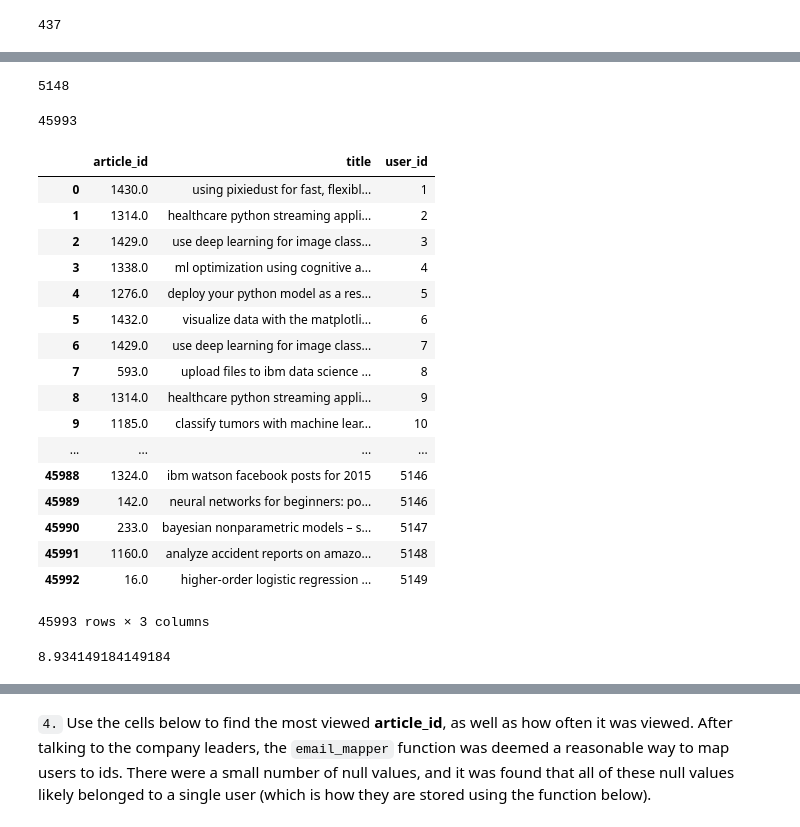
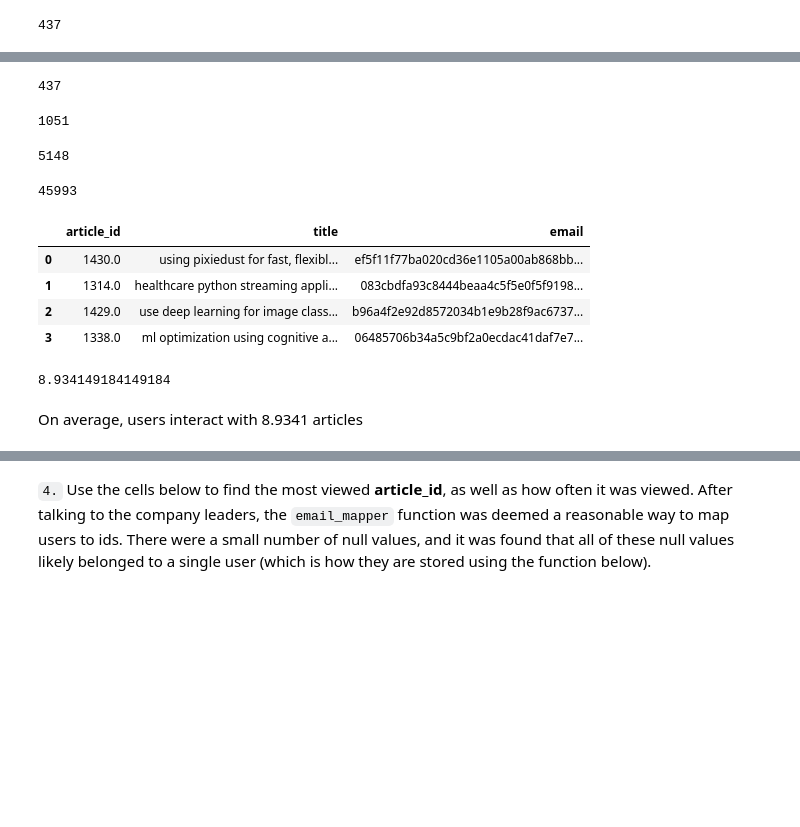
Before and after one commit to rrosasl/recommendation_engine_IBM, a Jupyter notebook: Recommendations_with_IBM.ipynb, the cells around one changed output, grey strips where cells are left out. Drawn from its saved outputs; the diff is of its cells as text; code cells hidden in the pictures; blank space fills up the shorter version.

```diff
--- a/Recommendations_with_IBM.ipynb
+++ b/Recommendations_with_IBM.ipynb
@@ -165,5 +163,17 @@ df_content.article_id.nunique()
-# %%
-df.email.nunique()
-# %% [output]
-5148
+# %%
+#Intersection between df_content.article_id and df.article_id
+
+len(np.intersect1d(df_content.article_id,df.article_id))
+# %% [output]
+437
+# %%
+# NUmber of unique values of article_id in df_content
+df_content.article_id.nunique()
+# %% [output]
+1051
+# %%
+# Number of unique emails
+df.email.nunique()
+# %% [output]
+5148
 # %%
@@ -171,26 +182,13 @@ df.shape[0]
 # %% [output]
 45993
 # %%
-df
+df[:4]
 # %% [output]
-|  | article_id | title | user_id |
-| 0 | 1430.0 | using pixiedust for fast, flexibl... | 1 |
-| 1 | 1314.0 | healthcare python streaming appli... | 2 |
-| 2 | 1429.0 | use deep learning for image class... | 3 |
-| 3 | 1338.0 | ml optimization using cognitive a... | 4 |
-| 4 | 1276.0 | deploy your python model as a res... | 5 |
-| 5 | 1432.0 | visualize data with the matplotli... | 6 |
-| 6 | 1429.0 | use deep learning for image class... | 7 |
-| 7 | 593.0 | upload files to ibm data science ... | 8 |
-| 8 | 1314.0 | healthcare python streaming appli... | 9 |
-| 9 | 1185.0 | classify tumors with machine lear... | 10 |
-| ... | ... | ... | ... |
-| 45988 | 1324.0 | ibm watson facebook posts for 2015 | 5146 |
-| 45989 | 142.0 | neural networks for beginners: po... | 5146 |
-| 45990 | 233.0 | bayesian nonparametric models – s... | 5147 |
-| 45991 | 1160.0 | analyze accident reports on amazo... | 5148 |
-| 45992 | 16.0 | higher-order logistic regression ... | 5149 |
+|  | article_id | title | email |
+| 0 | 1430.0 | using pixiedust for fast, flexibl... | ef5f11f77ba020cd36e1105a00ab868bb... |
+| 1 | 1314.0 | healthcare python streaming appli... | 083cbdfa93c8444beaa4c5f5e0f5f9198... |
+| 2 | 1429.0 | use deep learning for image class... | b96a4f2e92d8572034b1e9b28f9ac6737... |
+| 3 | 1338.0 | ml optimization using cognitive a... | 06485706b34a5c9bf2a0ecdac41daf7e7... |
-45993 rows × 3 columns
 # %%
 unique_articles = len(df.article_id.unique()) # The number of unique articles that have at least one interaction
 total_articles = df_content.article_id.nunique() # The number of unique articles on the IBM platform
@@ -200,4 +198,6 @@ user_article_interactions = df.shape[0] # The number of user-article interaction
 user_article_interactions / unique_users
 # %% [output]
 8.934149184149184
+# %% [markdown]
+On average, users interact with 8.9341 articles
 # %%
```
Also changed, not shown: parts of 61 cells of this notebook.
